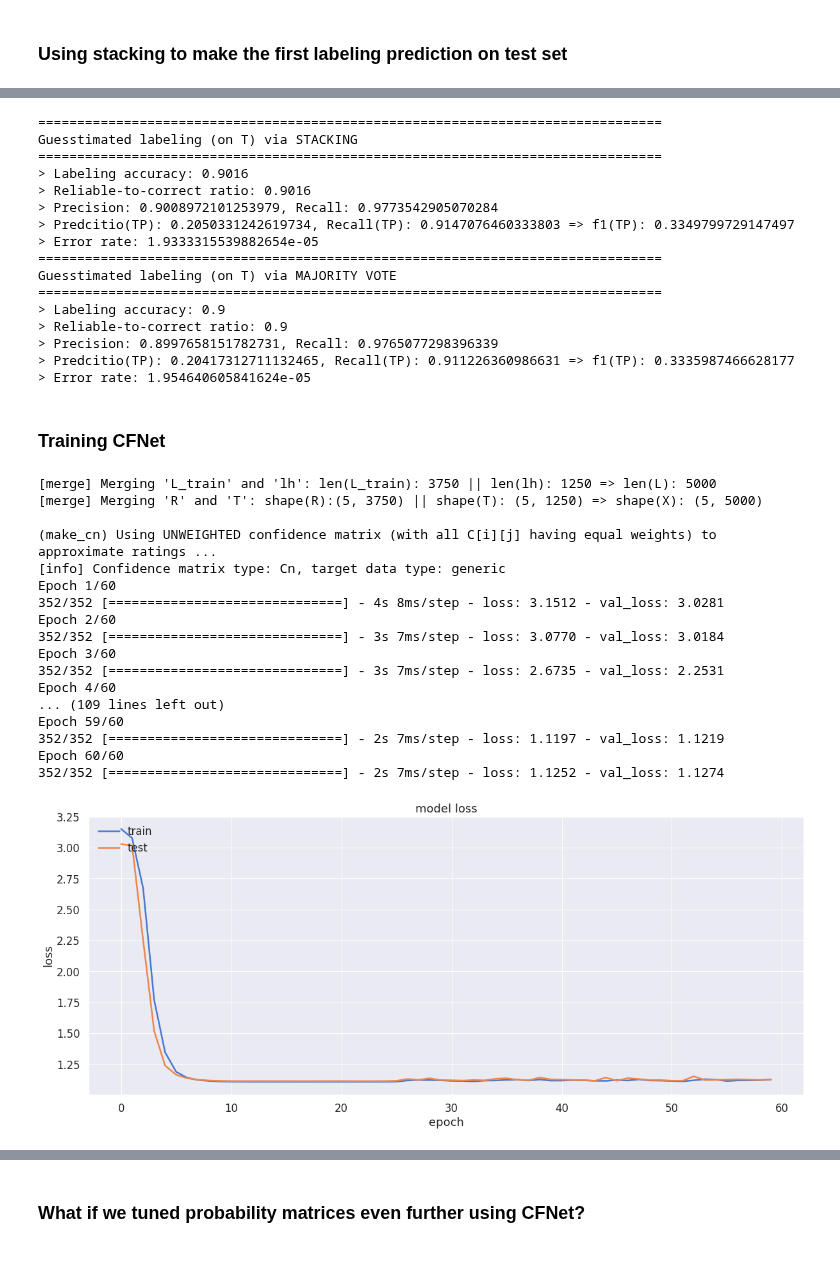
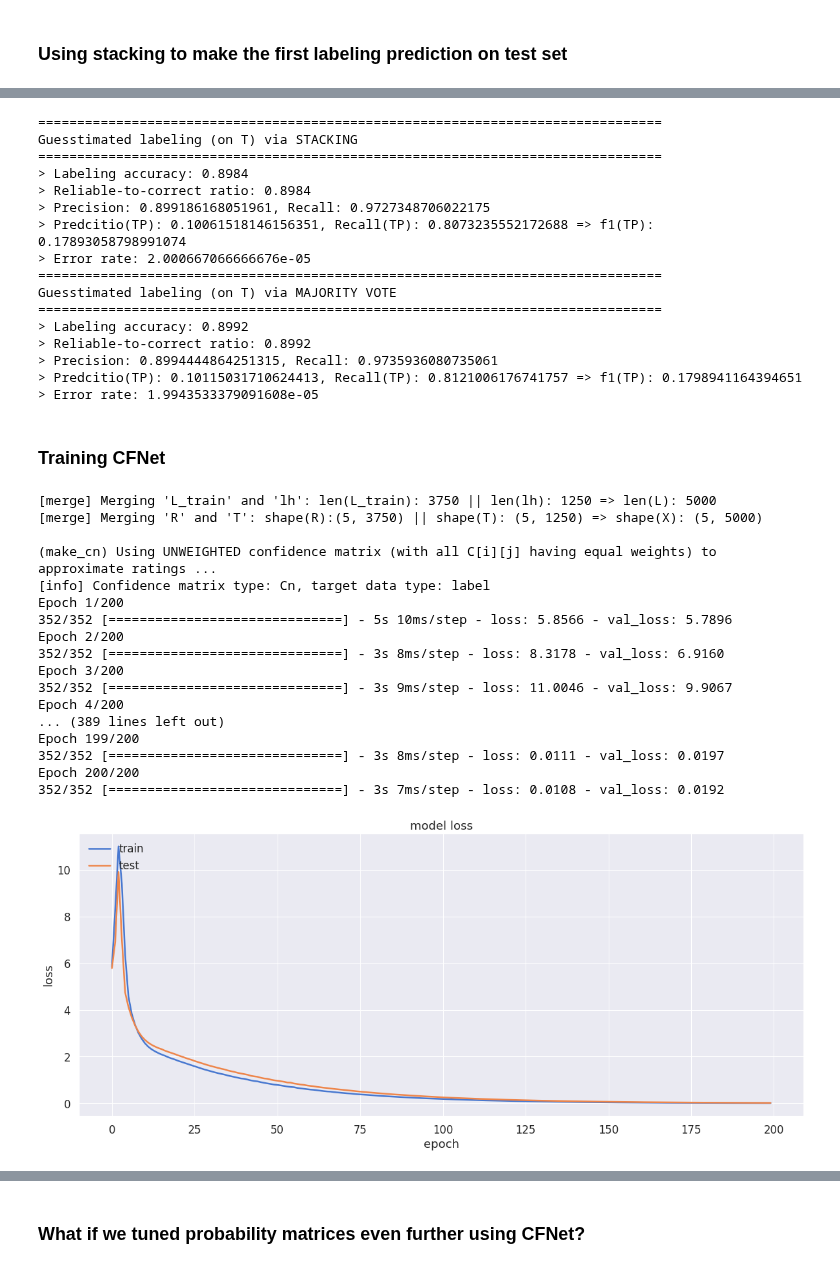
Before and after one commit to pleiadian53/cf_ensemble, a Jupyter notebook: Demo-CF-Stacking-part4.ipynb, the cells around one changed output, grey strips where cells are left out. Cells and saved outputs as stored; diff of their text form; code cells hidden in the pictures.

```diff
--- a/Demo-CF-Stacking-part4.ipynb
+++ b/Demo-CF-Stacking-part4.ipynb
@@ -123,7 +123,7 @@ np.set_printoptions(precision=3, edgeitems=5, suppress=True)
 %matplotlib inline
 import data_pipeline as dp
 
-max_class_ratio=0.80
+max_class_ratio=0.90
 
 # get the dataset
 X0, y0 = dp.generate_imbalanced_data(class_ratio=max_class_ratio, verbose=1)
@@ -327,19 +328,19 @@ print(f"> Error rate: {metrics['p_missed']}") # Probability of predicting reliab
 ================================================================================
 Guesstimated labeling (on T) via STACKING
 ================================================================================
-> Labeling accuracy: 0.9016
-> Reliable-to-correct ratio: 0.9016
-> Precision: 0.9008972101253979, Recall: 0.9773542905070284
-> Predcitio(TP): 0.2050331242619734, Recall(TP): 0.9147076460333803 => f1(TP): 0.3349799729147497
-> Error rate: 1.9333315539882654e-05
+> Labeling accuracy: 0.8984
+> Reliable-to-correct ratio: 0.8984
+> Precision: 0.899186168051961, Recall: 0.9727348706022175
+> Predcitio(TP): 0.10061518146156351, Recall(TP): 0.8073235552172688 => f1(TP): 0.17893058798991074
+> Error rate: 2.000667066666676e-05
 ================================================================================
 Guesstimated labeling (on T) via MAJORITY VOTE
 ================================================================================
-> Labeling accuracy: 0.9
-> Reliable-to-correct ratio: 0.9
-> Precision: 0.8997658151782731, Recall: 0.9765077298396339
-> Predcitio(TP): 0.20417312711132465, Recall(TP): 0.911226360986631 => f1(TP): 0.3335987466628177
-> Error rate: 1.954640605841624e-05
+> Labeling accuracy: 0.8992
+> Reliable-to-correct ratio: 0.8992
+> Precision: 0.8994444864251315, Recall: 0.9735936080735061
+> Predcitio(TP): 0.10115031710624413, Recall(TP): 0.8121006176741757 => f1(TP): 0.1798941164394651
+> Error rate: 1.9943533379091608e-05
 # %% [markdown]
 ### Training CFNet
 # %%
@@ -357,59 +358,60 @@ alpha = 100
 
 lr = 0.001
 batch_size = 64
-epochs = 60 # Note: confidence_weighted_loss converges relatively faster compared to MSE, BCE etc.
+epochs = 200
+# Note: confidence_weighted_loss converges relatively faster compared to MSE, BCE etc
 
-loss_fn = cm.confidence_weighted_loss  # Options: cm.confidence_weighted_loss, cm.c_squared_loss, tf.keras.losses.BinaryCrossentropy(), tf.keras.losses.MeanSquaredError(), ...
+loss_fn = tf.keras.losses.BinaryCrossentropy()  # Options: cm.confidence_weighted_loss, cm.c_squared_loss, tf.keras.losses.BinaryCrossentropy(), tf.keras.losses.MeanSquaredError(), ...
 cf_model = cm.get_cfnet_compiled(n_users, n_items, n_factors, loss=loss_fn, lr=lr)
 # cf_model = cm.get_cfnet_approximating_labels(n_users, n_items, n_factors)
 
-target_type = 'generic' # Options: 'generic', 'rating', 'label'
+target_type = 'label' # Options: 'generic', 'rating', 'label'
 # Which target type to choose? If we use MSE, then the model attempts to approximate ratings;
 # if we use BCE, then the model approximates the label
 # Use `generic` for customized loss function with potentially more complex labeling information where "y_true" is a matrix
 conf_type = 'Cn' # Options: 'Cn', 'Cw', 'C0', or your customized weights
 
 cf_model = cm.training_pipeline(input_model=(cf_model, loss_fn),
                                 input_data=(R, T, U, L_train, ),
                                 lh = lh_stacking, # supply the pre-computed estimated labels for T
 
                                 # Should we combine R and T into a single matrix X? Set to True if so
                                 is_cascade = True, # Set to True here to combine R and T into X
 
                                 # SGD optimization parameters
                                 test_size = test_size,
                                 epochs = epochs,
                                 batch_size=batch_size,
 
                                 # CF hyperparameters
                                 # n_factors=n_factors, # this is factored into model definition
                                 alpha=alpha,
                                 conf_measure=conf_measure,
                                 policy_threshold=policy_threshold,
 
                                 conf_type=conf_type, # default sparse confidence matrix (Cn)
                                 target_type=target_type,
 
                                 fold_number=fold_number)
 # %% [output]
 [merge] Merging 'L_train' and 'lh': len(L_train): 3750 || len(lh): 1250 => len(L): 5000
 [merge] Merging 'R' and 'T': shape(R):(5, 3750) || shape(T): (5, 1250) => shape(X): (5, 5000)
 
 (make_cn) Using UNWEIGHTED confidence matrix (with all C[i][j] having equal weights) to approximate ratings ...
-[info] Confidence matrix type: Cn, target data type: generic
-Epoch 1/60
-352/352 [==============================] - 4s 8ms/step - loss: 3.1512 - val_loss: 3.0281
-Epoch 2/60
-352/352 [==============================] - 3s 7ms/step - loss: 3.0770 - val_loss: 3.0184
-Epoch 3/60
-352/352 [==============================] - 3s 7ms/step - loss: 2.6735 - val_loss: 2.2531
-Epoch 4/60
-... (109 lines left out)
-Epoch 59/60
-352/352 [==============================] - 2s 7ms/step - loss: 1.1197 - val_loss: 1.1219
-Epoch 60/60
-352/352 [==============================] - 2s 7ms/step - loss: 1.1252 - val_loss: 1.1274
+[info] Confidence matrix type: Cn, target data type: label
+Epoch 1/200
+352/352 [==============================] - 5s 10ms/step - loss: 5.8566 - val_loss: 5.7896
+Epoch 2/200
+352/352 [==============================] - 3s 8ms/step - loss: 8.3178 - val_loss: 6.9160
+Epoch 3/200
+352/352 [==============================] - 3s 9ms/step - loss: 11.0046 - val_loss: 9.9067
+Epoch 4/200
+... (389 lines left out)
+Epoch 199/200
+352/352 [==============================] - 3s 8ms/step - loss: 0.0111 - val_loss: 0.0197
+Epoch 200/200
+352/352 [==============================] - 3s 7ms/step - loss: 0.0108 - val_loss: 0.0192
-[figure, old version]
+[figure, new version]
 # %%
 Pc, _ = pmodel.color_matrix(X, L, p_th=p_threshold)
 y_colors = pmodel.verify_colors(Pc)
```
Also changed, not shown: parts of 12 cells of this notebook, 1 other file.
